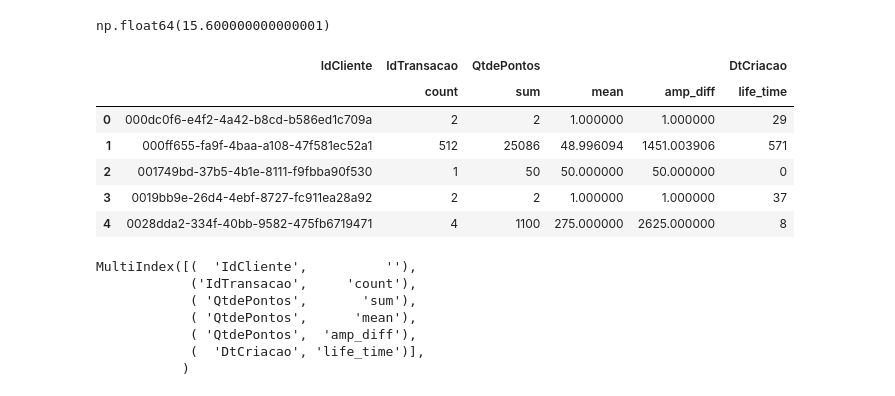
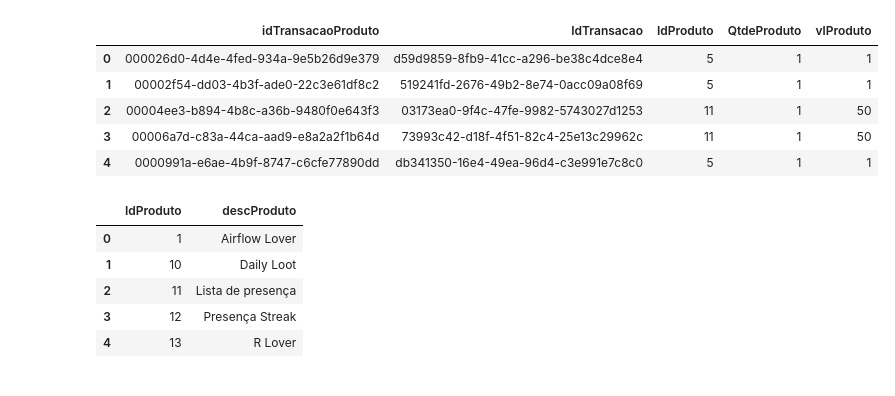
Before and after one commit to ga-lim/gabriel-estuda-dados, a Jupyter notebook: estudos-pandas/merge.ipynb, the cells around one changed output. Drawn from its saved outputs; the diff is of its cells as text; code cells hidden in the pictures.

Commit message:
Aula Pandas 26-07 (Merge e GroupBy)

```diff
--- a/estudos-pandas/merge.ipynb
+++ b/estudos-pandas/merge.ipynb
@@ -121,30 +15,30 @@ def life_time(x: pd.Series):
-# %%
-idades = pd.Series([42, 23, 21, 30, 35, 40, 27, 12, 34, 60])
-amp_diff(idades)
-# %% [output]
-np.float64(15.600000000000001)
-# %%
-df = transacoes.groupby(by=['IdCliente'], as_index=False).agg({
-    'IdTransacao' : ['count'],
-    'QtdePontos' : ['sum', 'mean', amp_diff],
-    'DtCriacao' : [life_time]
-})
-df.head()
-# %% [output]
-|  | IdCliente | IdTransacao | QtdePontos |  |  | DtCriacao |
-|  |  | count | sum | mean | amp_diff | life_time |
-| 0 | 000dc0f6-e4f2-4a42-b8cd-b586ed1c709a | 2 | 2 | 1.000000 | 1.000000 | 29 |
-| 1 | 000ff655-fa9f-4baa-a108-47f581ec52a1 | 512 | 25086 | 48.996094 | 1451.003906 | 571 |
-| 2 | 001749bd-37b5-4b1e-8111-f9fbba90f530 | 1 | 50 | 50.000000 | 50.000000 | 0 |
-| 3 | 0019bb9e-26d4-4ebf-8727-fc911ea28a92 | 2 | 2 | 1.000000 | 1.000000 | 37 |
-| 4 | 0028dda2-334f-40bb-9582-475fb6719471 | 4 | 1100 | 275.000000 | 2625.000000 | 8 |
-# %%
-df.columns
-# %% [output]
-MultiIndex([(  'IdCliente',          ''),
-            ('IdTransacao',     'count'),
-            ( 'QtdePontos',       'sum'),
-            ( 'QtdePontos',      'mean'),
-            ( 'QtdePontos',  'amp_diff'),
-            (  'DtCriacao', 'life_time')],
-           )
+# %%
+transacoes_produto = pd.read_csv('../data/transacao_produto.csv', sep=';')
+transacoes_produto.head()
+# %% [output]
+|  | idTransacaoProduto | IdTransacao | IdProduto | QtdeProduto | vlProduto |
+| 0 | 000026d0-4d4e-4fed-934a-9e5b26d9e379 | d59d9859-8fb9-41cc-a296-be38c4dce8e4 | 5 | 1 | 1 |
+| 1 | 00002f54-dd03-4b3f-ade0-22c3e61df8c2 | 519241fd-2676-49b2-8e74-0acc09a08f69 | 5 | 1 | 1 |
+| 2 | 00004ee3-b894-4b8c-a36b-9480f0e643f3 | 03173ea0-9f4c-47fe-9982-5743027d1253 | 11 | 1 | 50 |
+| 3 | 00006a7d-c83a-44ca-aad9-e8a2a2f1b64d | 73993c42-d18f-4f51-82c4-25e13c29962c | 11 | 1 | 50 |
+| 4 | 0000991a-e6ae-4b9f-8747-c6cfe77890dd | db341350-16e4-49ea-96d4-c3e991e7c8c0 | 5 | 1 | 1 |
+# %%
+# 1;Airflow Lover;;lovers
+# 10;Daily Loot;;rpg
+# 11;Lista de presença;;present
+# 12;Presença Streak;;present
+# 13;R Lover;;lovers
+
+produtos = pd.DataFrame({
+    'IdProduto' : ['1', '10', '11', '12', '13'],
+    'descProduto' : ['Airflow Lover', 'Daily Loot', 'Lista de presença', 'Presença Streak', 'R Lover']
+})
+
+produtos.head()
+# %% [output]
+|  | IdProduto | descProduto |
+| 0 | 1 | Airflow Lover |
+| 1 | 10 | Daily Loot |
+| 2 | 11 | Lista de presença |
+| 3 | 12 | Presença Streak |
+| 4 | 13 | R Lover |
```
Also changed, not shown: parts of 15 cells of this notebook, 2 other files.
